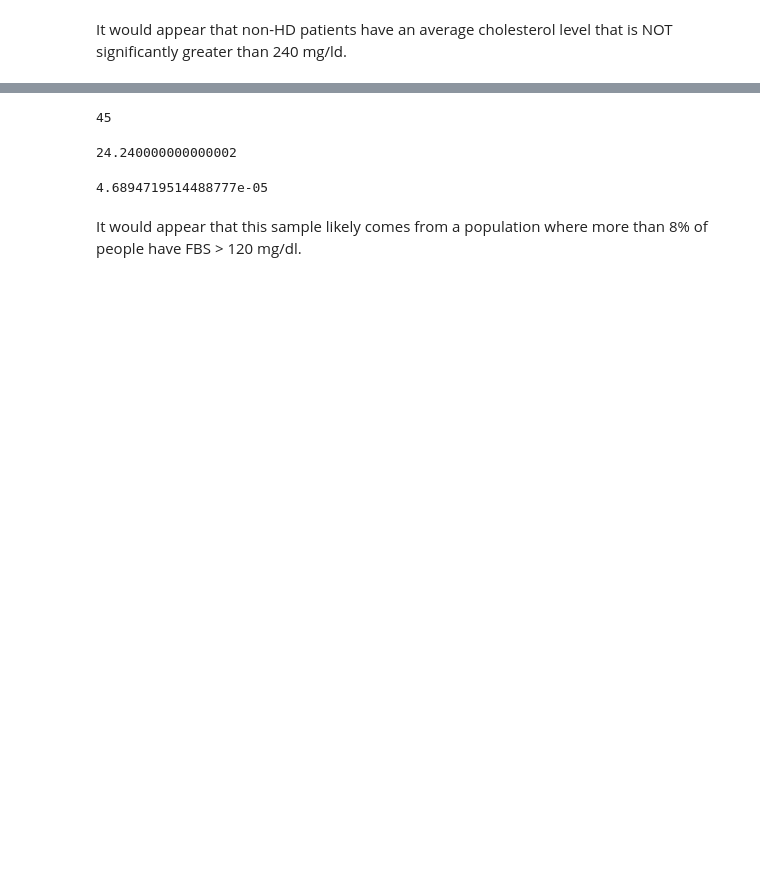
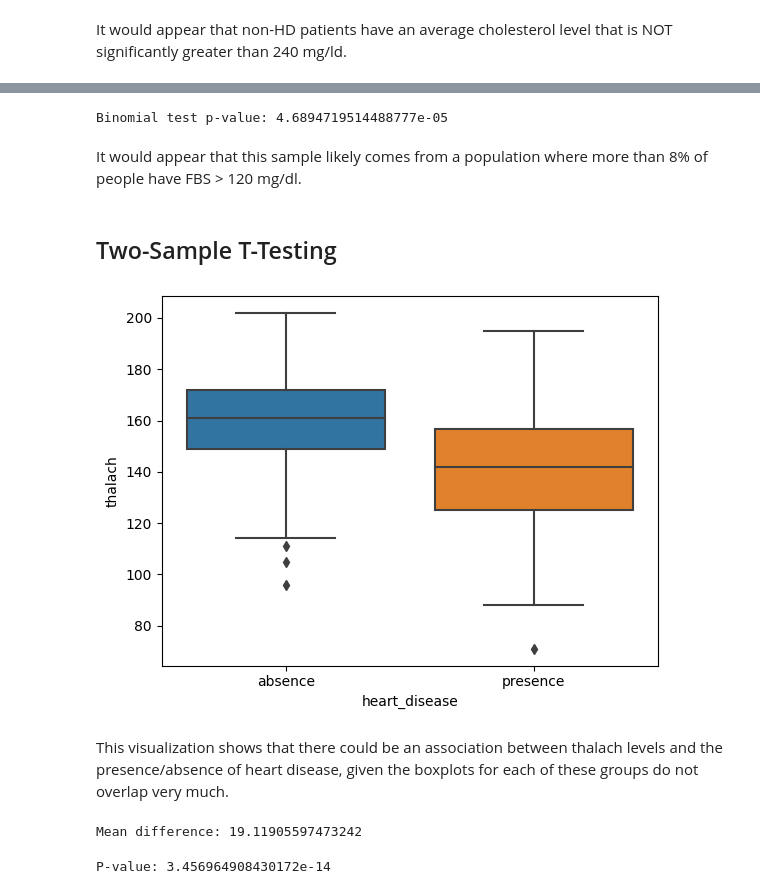
Before and after one commit to karl-bjorkman/data-analytics-portfolio, a Jupyter notebook: heart-disease-project/heart_disease.ipynb, the cells around one changed output, grey strips where cells are left out. Drawn from its saved outputs; the diff is of its cells as text; code cells hidden in the pictures; blank space fills up the shorter version.

Commit message:
Examined more variables with hypothesis tests

```diff
--- a/heart-disease-project/heart_disease.ipynb
+++ b/heart-disease-project/heart_disease.ipynb
@@ -66,22 +67,35 @@ print(num_patients)
-# %%
-# Calculate number of patients with FBS > 120
-num_highfbs_patients = np.sum(heart.fbs)
-
-print(num_highfbs_patients)
-# %% [output]
-45
-# %%
-# Calculate 8% of of sample size
-
-print(0.08 * num_patients)
-# %% [output]
-24.240000000000002
 # %%
-# Run binomial test
-pval = binom_test(x = num_highfbs_patients, n = num_patients, p = 0.08, alternative = 'greater')
+from scipy.stats import binom_test
 
-print(pval)
+pval = binom_test(x = num_highfbs, n = num_patients, p = 0.08, alternative = 'greater')
+
+print('Binomial test p-value:', pval)
 # %% [output]
-4.6894719514488777e-05
+Binomial test p-value: 4.6894719514488777e-05
 # %% [markdown]
 It would appear that this sample likely comes from a population where more than 8% of people have FBS > 120 mg/dl.
+# %% [markdown]
+## Two-Sample T-Testing
+# %%
+sns.boxplot(x = heart.heart_disease, y = heart.thalach)
+plt.show()
+# %% [output]
+[figure, added]
+# %% [markdown]
+This visualization shows that there could be an association between thalach levels and the presence/absence of heart disease, given the boxplots for each of these groups do not overlap very much.
+# %%
+thalach_hd = heart.thalach[heart.heart_disease == 'presence']
+thalach_no_hd = heart.thalach[heart.heart_disease == 'absence']
+
+mean_diff = np.mean(thalach_no_hd) - np.mean(thalach_hd)
+print('Mean difference:', mean_diff)
+# %% [output]
+Mean difference: 19.11905597473242
+# %%
+# Two Sample T-Test (1 quantitative, 1 binary categorical)
+from scipy.stats import ttest_ind
+
+tstat, pval = ttest_ind(thalach_hd, thalach_no_hd)
+print('P-value:', pval)
+# %% [output]
+P-value: 3.456964908430172e-14
```
Also changed, not shown: parts of 23 cells of this notebook.
